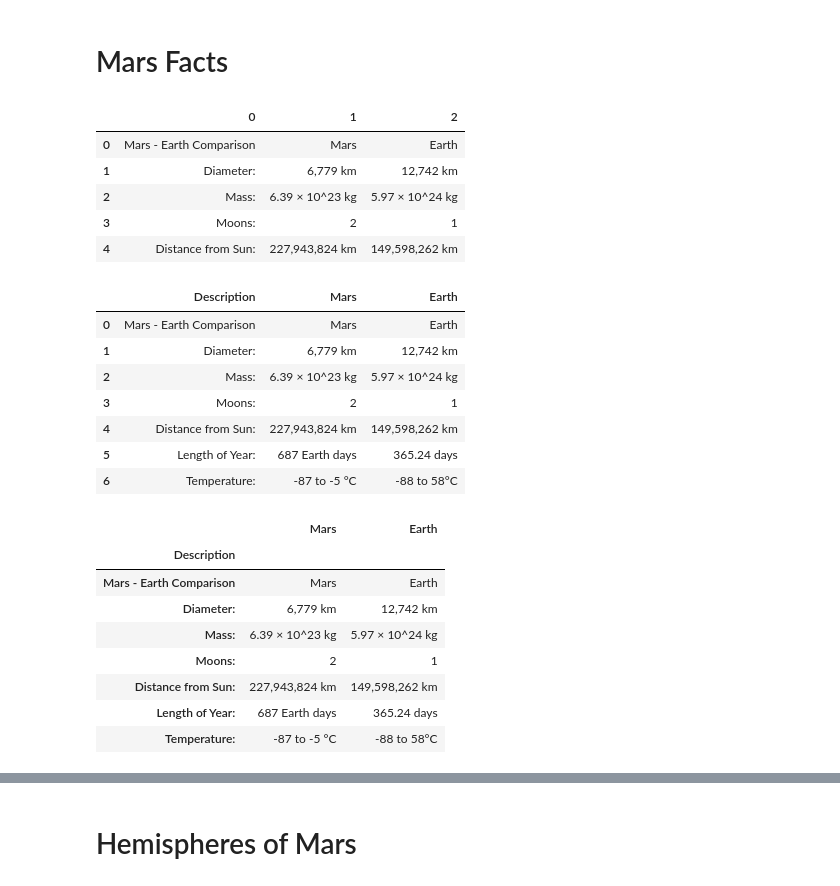
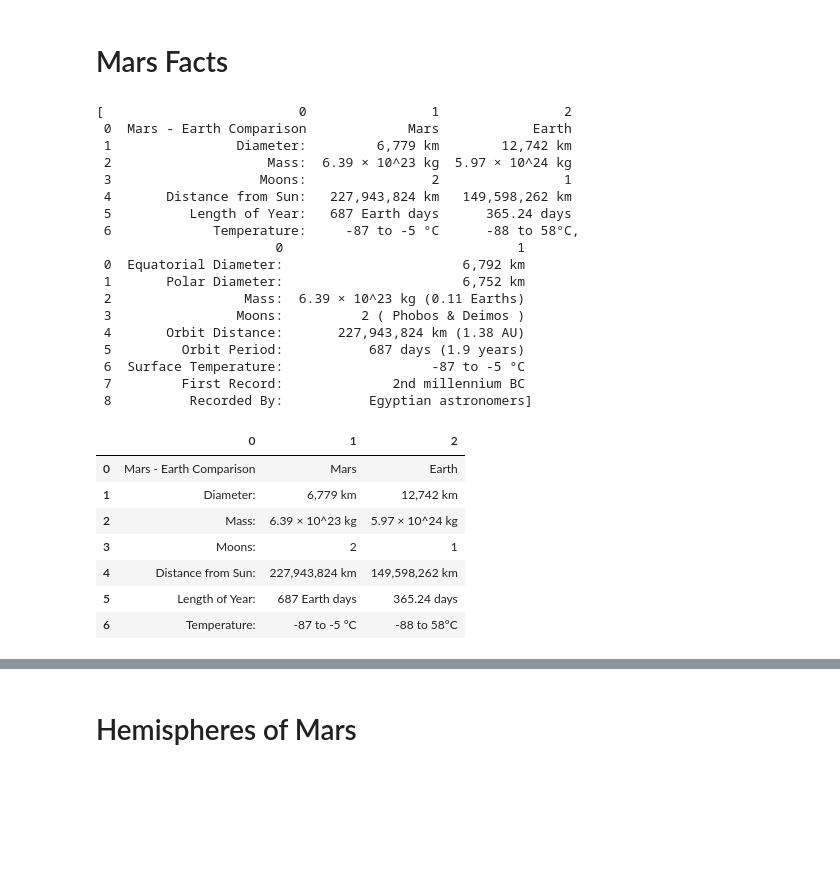
Before and after one commit to leonski012/web-scraping-challenge, a Jupyter notebook: mission_to_mars.ipynb, the cells around one changed output, grey strips where cells are left out. Cells and saved outputs as stored; diff of their text form; code cells hidden in the pictures; blank space fills up the shorter version.

```diff
--- a/mission_to_mars.ipynb
+++ b/mission_to_mars.ipynb
@@ -101,38 +149,42 @@ featured Image URL = https://spaceimages-mars.com/image/featured/mars3.jpg
 # %% [markdown]
 # Mars Facts
 # %%
-df = pd.read_html('https://galaxyfacts-mars.com')[0]
-df.head()
+#url for Mars's facts
+mars_facts_url = 'https://galaxyfacts-mars.com'
-# %% [output]
-|  | 0 | 1 | 2 |
-| 0 | Mars - Earth Comparison | Mars | Earth |
-| 1 | Diameter: | 6,779 km | 12,742 km |
-| 2 | Mass: | 6.39 × 10^23 kg | 5.97 × 10^24 kg |
-| 3 | Moons: | 2 | 1 |
-| 4 | Distance from Sun: | 227,943,824 km | 149,598,262 km |
 # %%
-df.columns=['Description', 'Mars', 'Earth']
-df
+#use panda's read html
+mars_facts = pd.read_html(mars_facts_url)
+mars_facts
 # %% [output]
-|  | Description | Mars | Earth |
-| 0 | Mars - Earth Comparison | Mars | Earth |
-| 1 | Diameter: | 6,779 km | 12,742 km |
-| 2 | Mass: | 6.39 × 10^23 kg | 5.97 × 10^24 kg |
-| 3 | Moons: | 2 | 1 |
-| 4 | Distance from Sun: | 227,943,824 km | 149,598,262 km |
-| 5 | Length of Year: | 687 Earth days | 365.24 days |
-| 6 | Temperature: | -87 to -5 °C | -88 to 58°C |
+[                         0                1                2
+ 0  Mars - Earth Comparison             Mars            Earth
+ 1                Diameter:         6,779 km        12,742 km
+ 2                    Mass:  6.39 × 10^23 kg  5.97 × 10^24 kg
+ 3                   Moons:                2                1
+ 4       Distance from Sun:   227,943,824 km   149,598,262 km
+ 5          Length of Year:   687 Earth days      365.24 days
+ 6             Temperature:     -87 to -5 °C      -88 to 58°C,
+                       0                              1
+ 0  Equatorial Diameter:                       6,792 km
+ 1       Polar Diameter:                       6,752 km
+ 2                 Mass:  6.39 × 10^23 kg (0.11 Earths)
+ 3                Moons:          2 ( Phobos & Deimos )
+ 4       Orbit Distance:       227,943,824 km (1.38 AU)
+ 5         Orbit Period:           687 days (1.9 years)
+ 6  Surface Temperature:                   -87 to -5 °C
+ 7         First Record:              2nd millennium BC
+ 8          Recorded By:           Egyptian astronomers]
 # %%
-df.set_index('Description', inplace=True)
-df
+#Mars Facts Dataframe
+mars_facts_df = mars_facts[0]
+mars_facts_df
 # %% [output]
-|  | Mars | Earth |
-| Description |  |  |
-| Mars - Earth Comparison | Mars | Earth |
-| Diameter: | 6,779 km | 12,742 km |
-| Mass: | 6.39 × 10^23 kg | 5.97 × 10^24 kg |
-| Moons: | 2 | 1 |
-| Distance from Sun: | 227,943,824 km | 149,598,262 km |
-| Length of Year: | 687 Earth days | 365.24 days |
-| Temperature: | -87 to -5 °C | -88 to 58°C |
+|  | 0 | 1 | 2 |
+| 0 | Mars - Earth Comparison | Mars | Earth |
+| 1 | Diameter: | 6,779 km | 12,742 km |
+| 2 | Mass: | 6.39 × 10^23 kg | 5.97 × 10^24 kg |
+| 3 | Moons: | 2 | 1 |
+| 4 | Distance from Sun: | 227,943,824 km | 149,598,262 km |
+| 5 | Length of Year: | 687 Earth days | 365.24 days |
+| 6 | Temperature: | -87 to -5 °C | -88 to 58°C |
 # %%
```
Also changed, not shown: parts of 24 cells of this notebook, 4 other files.
